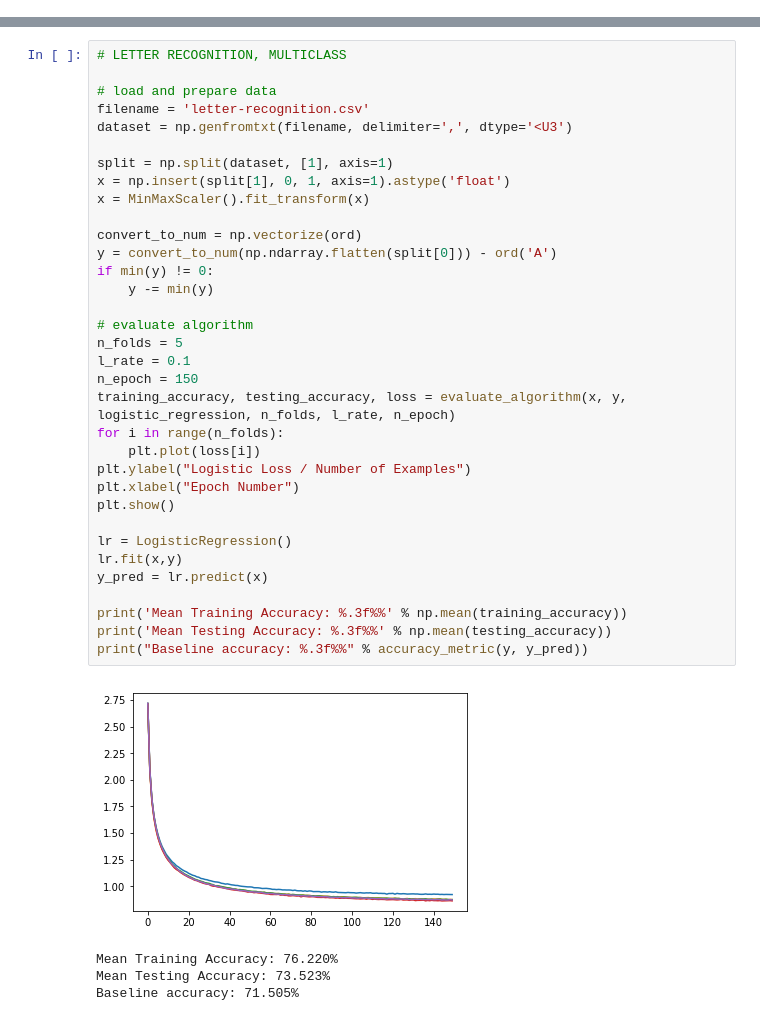
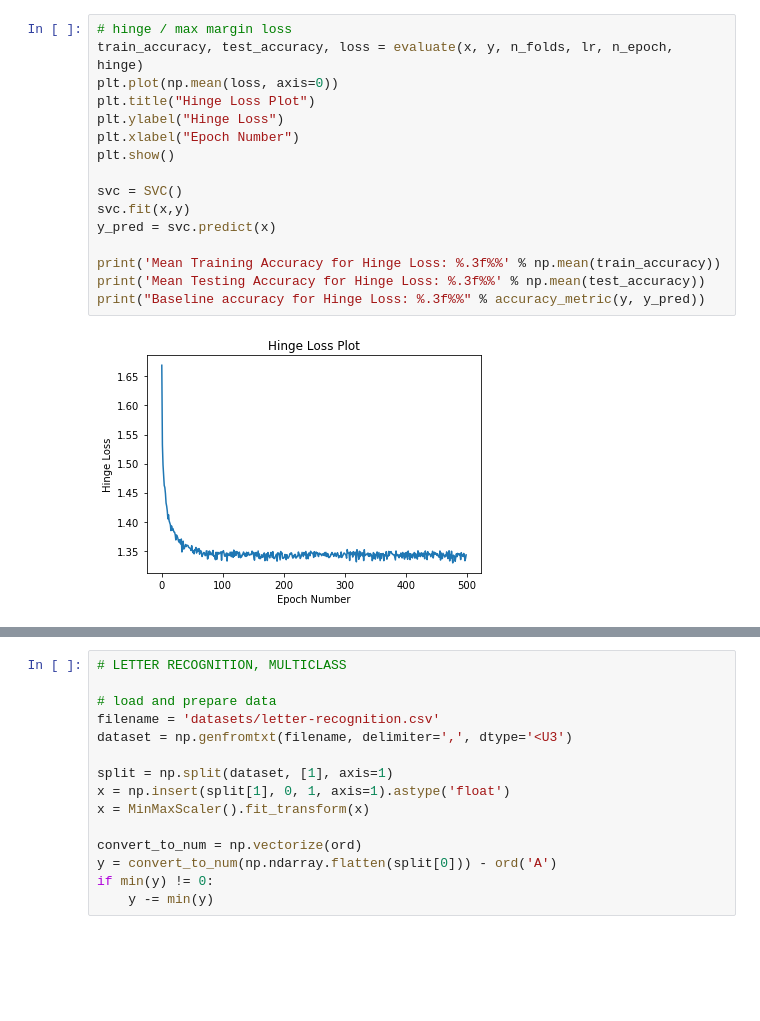
Before and after one commit to dqii/thesis, a Jupyter notebook: ramp-up/classifier.ipynb, the cells around one changed output, grey strips where cells are left out. Drawn from its saved outputs; the diff is of its cells as text; blank space fills up the shorter version.

```diff
--- a/ramp-up/classifier.ipynb
+++ b/ramp-up/classifier.ipynb
@@ -122,0 +156,18 @@ Baseline accuracy: 77.214%
+# %%
+# hinge / max margin loss
+train_accuracy, test_accuracy, loss = evaluate(x, y, n_folds, lr, n_epoch, hinge)
+plt.plot(np.mean(loss, axis=0))
+plt.title("Hinge Loss Plot")
+plt.ylabel("Hinge Loss")
+plt.xlabel("Epoch Number")
+plt.show()
+
+svc = SVC()
+svc.fit(x,y)
+y_pred = svc.predict(x)
+
+print('Mean Training Accuracy for Hinge Loss: %.3f%%' % np.mean(train_accuracy))
+print('Mean Testing Accuracy for Hinge Loss: %.3f%%' % np.mean(test_accuracy))
+print("Baseline accuracy for Hinge Loss: %.3f%%" % accuracy_metric(y, y_pred))
+# %% [output]
+[figure, added]
@@ -124,7 +178,7 @@ Baseline accuracy: 77.214%
 # LETTER RECOGNITION, MULTICLASS
 
 # load and prepare data
-filename = 'letter-recognition.csv'
+filename = 'datasets/letter-recognition.csv'
 dataset = np.genfromtxt(filename, delimiter=',', dtype='<U3')
 
 split = np.split(dataset, [1], axis=1)
@@ -135,27 +189,3 @@ convert_to_num = np.vectorize(ord)
 y = convert_to_num(np.ndarray.flatten(split[0])) - ord('A')
 if min(y) != 0:
     y -= min(y)
-
-# evaluate algorithm
-n_folds = 5
-l_rate = 0.1
-n_epoch = 150
-training_accuracy, testing_accuracy, loss = evaluate_algorithm(x, y, logistic_regression, n_folds, l_rate, n_epoch)
-for i in range(n_folds):
-    plt.plot(loss[i])
-plt.ylabel("Logistic Loss / Number of Examples")
-plt.xlabel("Epoch Number")
-plt.show()
-
-lr = LogisticRegression()
-lr.fit(x,y)
-y_pred = lr.predict(x)
-
-print('Mean Training Accuracy: %.3f%%' % np.mean(training_accuracy))
-print('Mean Testing Accuracy: %.3f%%' % np.mean(testing_accuracy))
-print("Baseline accuracy: %.3f%%" % accuracy_metric(y, y_pred))
-# %% [output]
-[figure, removed]
-Mean Training Accuracy: 76.220%
-Mean Testing Accuracy: 73.523%
-Baseline accuracy: 71.505%
```
Also changed, not shown: parts of 9 cells of this notebook, 2 other files.
